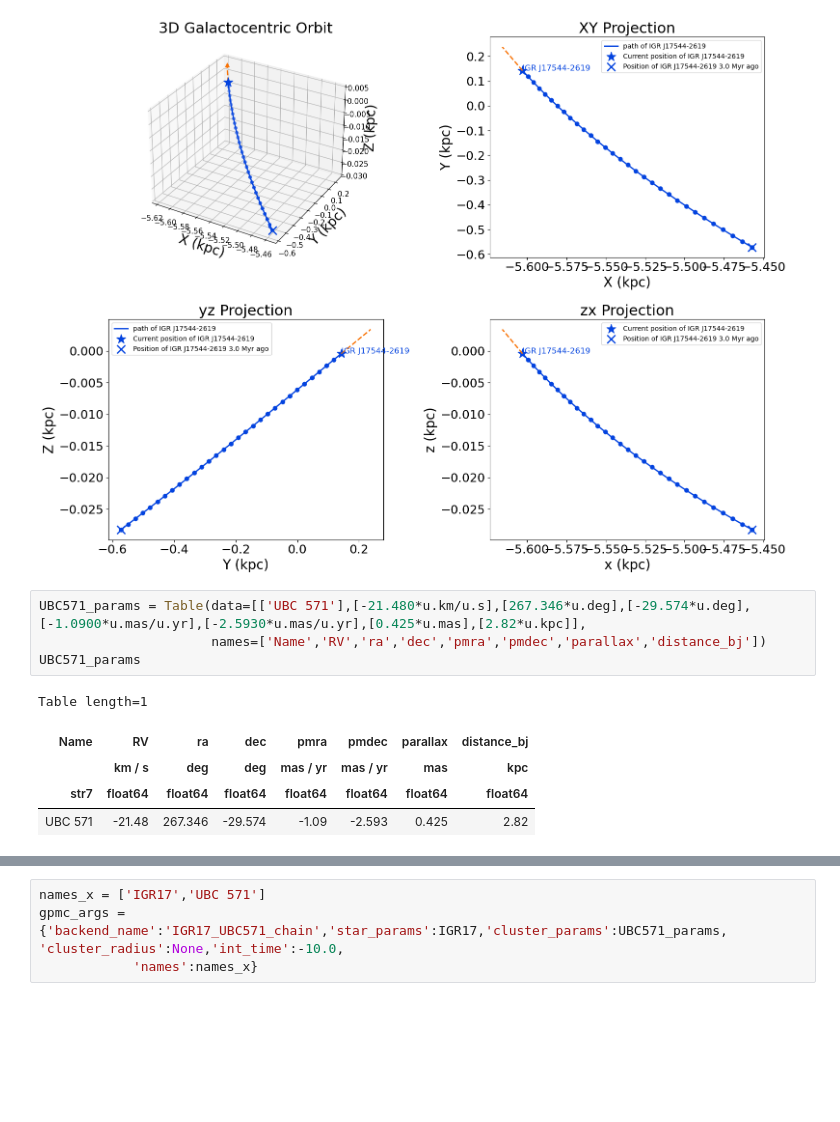
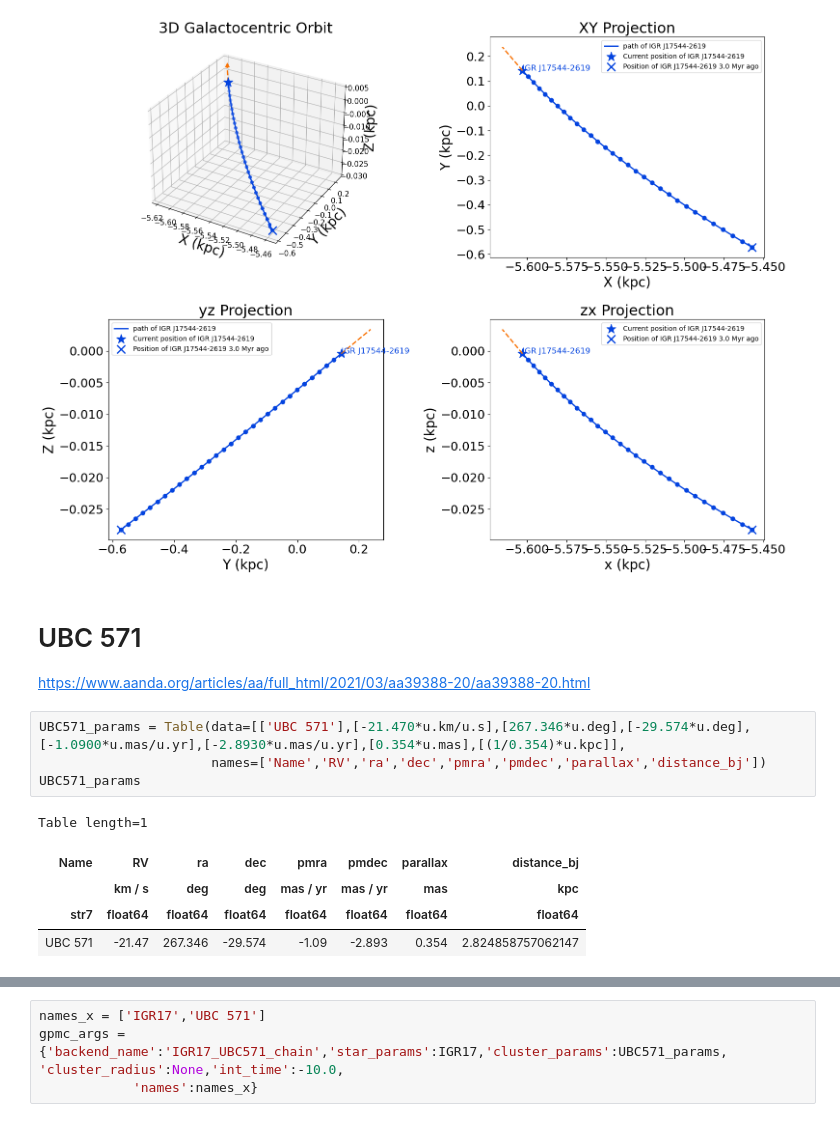
Before and after one commit to MantisShrimp2/Thesis-HMXB, a Jupyter notebook: Code/BP Crux.ipynb, the cells around one changed output, grey strips where cells are left out. Drawn from its saved outputs; the diff is of its cells as text; blank space fills up the shorter version.

```diff
--- a/Code/BP Crux.ipynb
+++ b/Code/BP Crux.ipynb
@@ -233,16 +248,20 @@ query_object(object_name, *, wildcard=False, criteria=None, get_query_payload=Fa
 GalacticTraceback(IGR17,int_time=-3.0).plot_in_galactocentric(IGR17,cluster=None,figname=None,savefig=False)
 # %% [output]
 [figure]
+# %% [markdown]
+# UBC 571
+
+https://www.aanda.org/articles/aa/full_html/2021/03/aa39388-20/aa39388-20.html
 # %%
-UBC571_params = Table(data=[['UBC 571'],[-21.480*u.km/u.s],[267.346*u.deg],[-29.574*u.deg],[-1.0900*u.mas/u.yr],[-2.5930*u.mas/u.yr],[0.425*u.mas],[2.82*u.kpc]],
+UBC571_params = Table(data=[['UBC 571'],[-21.470*u.km/u.s],[267.346*u.deg],[-29.574*u.deg],[-1.0900*u.mas/u.yr],[-2.8930*u.mas/u.yr],[0.354*u.mas],[(1/0.354)*u.kpc]],
                       names=['Name','RV','ra','dec','pmra','pmdec','parallax','distance_bj'])
 UBC571_params
 # %% [output]
 Table length=1
 | Name | RV | ra | dec | pmra | pmdec | parallax | distance_bj |
 |  | km / s | deg | deg | mas / yr | mas / yr | mas | kpc |
 | str7 | float64 | float64 | float64 | float64 | float64 | float64 | float64 |
-| UBC 571 | -21.48 | 267.346 | -29.574 | -1.09 | -2.593 | 0.425 | 2.82 |
+| UBC 571 | -21.47 | 267.346 | -29.574 | -1.09 | -2.893 | 0.354 | 2.824858757062147 |
 # %%
 GalacticTraceback(IGR17,int_time=-6.0).plot_in_galactocentric(IGR17,cluster=UBC571_params,figname=None,savefig=False)
 # %% [output]
```
Also changed, not shown: parts of 15 cells of this notebook.
